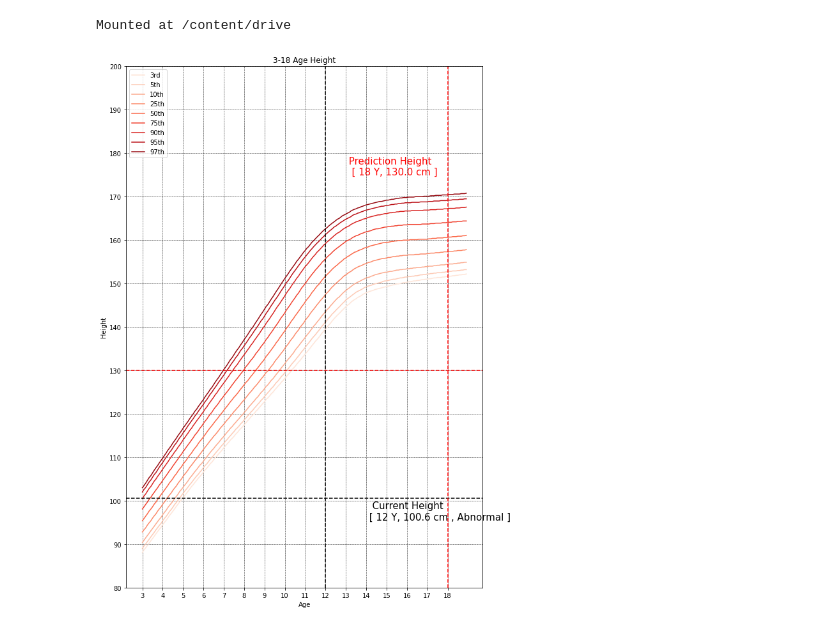
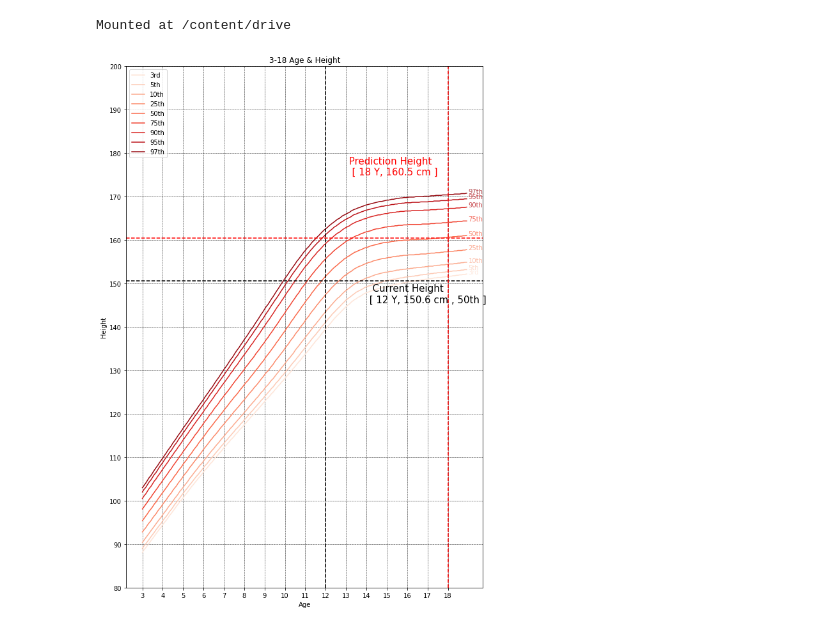
Before and after one commit to kikiru328/Bone_Detection, a Jupyter notebook: Growth_graph.ipynb, the cells around one changed output. Drawn from its saved outputs; the diff is of its cells as text; code cells hidden in the pictures.

Commit message:
Annotation  적용

```diff
--- a/Growth_graph.ipynb
+++ b/Growth_graph.ipynb
@@ -68,6 +68,8 @@ def Height_graph(gender, Predict_BA, current_Height):
     import matplotlib.pyplot as plt
     import seaborn as sns
     plt.figure(figsize=(10,15))
+
+    ## 성별에 따른 DF 변환
 
     if gender == 1:
         df = pd.read_csv('/content/drive/MyDrive/2차 프로젝트 원본 데이터/growth/male_year.csv',index_col='AGE')
@@ -76,15 +78,22 @@ def Height_graph(gender, Predict_BA, current_Height):
         df = pd.read_csv('/content/drive/MyDrive/2차 프로젝트 원본 데이터/growth/female_year.csv',index_col='AGE')
         sns.lineplot(data=df[['3rd','5th','10th','25th','50th','75th','90th','95th','97th']],palette='Reds',dashes=False)
 
+    ## 위치하고 있는 분위수 판단
+    result_th = find_th(df,Predict_BA,current_Height)
 
-    result_th = find_th(df,Predict_BA,current_Height)
+    ## 18세 예상 키 예측
     Predict_Height = Height_prediction(gender,Predict_BA,current_Height)
 
+    ## x,y 축 라벨링
     plt.xlabel('Age')
     plt.ylabel('Height')
 
+    # 현재 나이 (예측 골연령값) + 현재 신장
     plt.axvline(Predict_BA,color='k',linestyle='--')
     plt.axhline(current_Height,color='k',linestyle='--')
+
+    ## 분위수 오류해결
+
     if result_th == 'MONTH':
         plt.text(x=Predict_BA+2, y=current_Height-5, s=(f'  Current Height  \n [ {Predict_BA} Y, {current_Height} cm , Abnormal ]'), alpha=1, color='k',fontsize=15)
     elif result_th == None :
@@ -92,22 +101,50 @@ def Height_graph(gender, Predict_BA, current_Height):
     elif result_th != None:
         plt.text(x=Predict_BA+2, y=current_Height-5, s=(f'  Current Height  \n [ {Predict_BA} Y, {current_Height} cm , {result_th} ]'), alpha=1, color='k',fontsize=15)
 
+    ## 18세 나이 + 예측 신장
     plt.axvline(18,color='r',linestyle='--')
     plt.axhline(Predict_Height,color='r',linestyle='--')
 
+
+    ## 성별별 Annotation
     if gender ==1 :
         plt.text(x=13, y=Predict_Height+5, s=(f' Prediction Height  \n  [ 18 Y, {Predict_Height} cm ]'), alpha=1, color='r',fontsize=15)
     elif gender == 0 :
         plt.text(x=13, y=175, s=(f' Prediction Height  \n  [ 18 Y, {Predict_Height} cm ]'), alpha=1, color='r',fontsize=15)
 
 
+    ## 라인 주석처리
+    if gender == 1 :
+        plt.text(x=19,y=185.3,s='97th',alpha=1,color='#276b93',fontsize=10) #97
+        plt.text(x=19,y=183.9,s='95th',alpha=1,color='#438cb9',fontsize=10) #95
+        plt.text(x=19,y=181.8,s='90th',alpha=1,color='#519cc8',fontsize=10) #90
+        plt.text(x=19,y=178.3,s='75th',alpha=1,color='#71afd1',fontsize=10) #75
+        plt.text(x=19,y=174.5,s='50th',alpha=1,color='#95beda',fontsize=10) #50
+        plt.text(x=19,y=170.8,s='25th',alpha=1,color='#b4cae2',fontsize=10) #25
+        plt.text(x=19,y=167.5,s='10th',alpha=1,color='#cfd6e9',fontsize=10) #10
+        plt.text(x=19,y=165.6,s='5th',alpha=1,color='#e3e3ef',fontsize=10) #5
+        plt.text(x=19,y=164.4,s='3rd',alpha=1,color='#f3eff6',fontsize=10) #3
+
+    if gender == 0 :
+        plt.text(x=19,y=170.8,s='97th',alpha=1,color='#b1484d',fontsize=10) #97
+        plt.text(x=19,y=169.5,s='95th',alpha=1,color='#cc4e53',fontsize=10) #95
+        plt.text(x=19,y=167.6,s='90th',alpha=1,color='#c84a4e',fontsize=10) #90
+        plt.text(x=19,y=164.4,s='75th',alpha=1,color='#f47265',fontsize=10) #75
+        plt.text(x=19,y=161.1,s='50th',alpha=1,color='#fb8e77',fontsize=10) #50
+        plt.text(x=19,y=157.8,s='25th',alpha=1,color='#fca78f',fontsize=10) #25
+        plt.text(x=19,y=154.9,s='10th',alpha=1,color='#fcbfaa',fontsize=10) #10
+        plt.text(x=19,y=153.2,s='5th',alpha=1,color='#fddbcd',fontsize=10) #5
+        plt.text(x=19,y=152.2,s='3rd',alpha=1,color='#feebe1',fontsize=10) #3
+
+
+    ## 범례 위치 적용
     plt.legend(loc='upper left')
     plt.grid(linestyle='--',color='k',linewidth=0.5,)
     plt.xticks(ticks=range(3,19))
     plt.yticks(ticks=range(80,201,10))
-    plt.title('3-18 Age Height')
+    plt.title('3-18 Age & Height')
 # %%
 # def Height_graph(gender, Predict_BA, current_Height):
-Height_graph(0,12,100.6)
+Height_graph(0,12,150.6)
 # %% [output]
-[figure, old version]
+[figure, new version]
```
Also changed, not shown: parts of 3 cells of this notebook.
